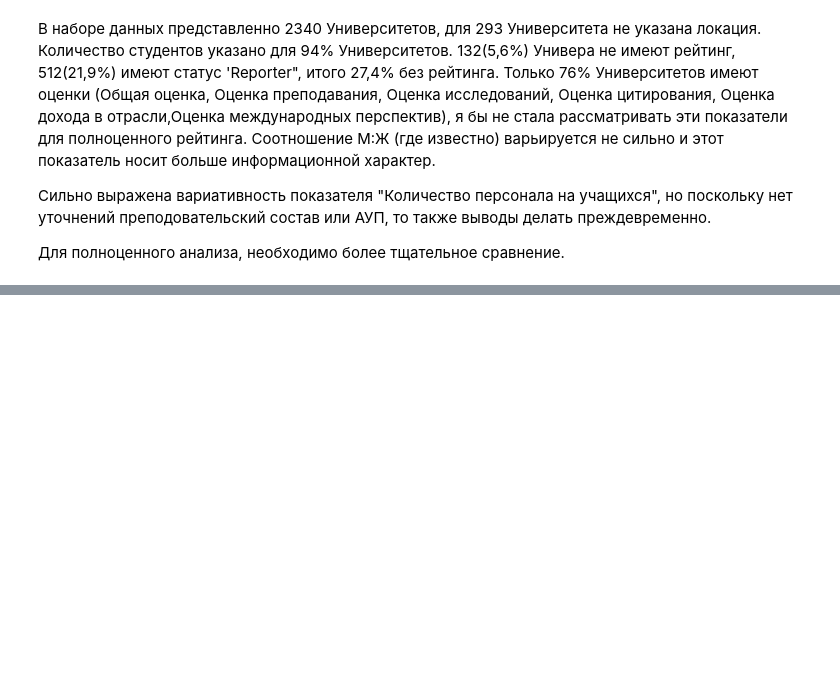
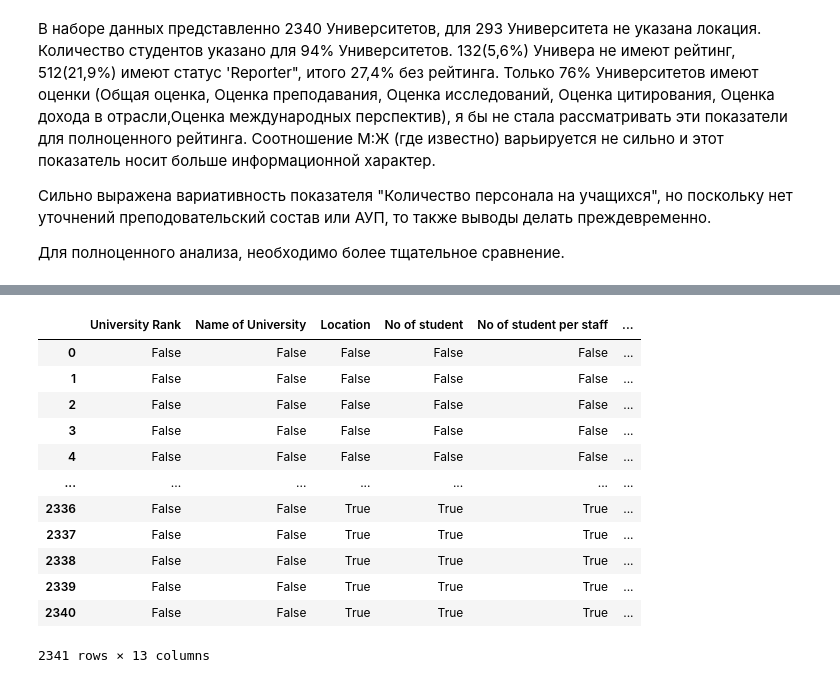
Before and after one commit to Karolya/AD_-, a Jupyter notebook: HW_P.ipynb, the cells around one changed output, grey strips where cells are left out. Cells and saved outputs as stored; diff of their text form; code cells hidden in the pictures; blank space fills up the shorter version.

```diff
--- a/HW_P.ipynb
+++ b/HW_P.ipynb
@@ -166,0 +175,17 @@ df1.loc[df1["University Rank"]=="Reporter"]
+# %%
+df=pd.DataFrame(df1)
+df.isnull()==True
+# %% [output]
+|  | University Rank | Name of University | Location | No of student | No of student per staff | ... |
+| 0 | False | False | False | False | False | ... |
+| 1 | False | False | False | False | False | ... |
+| 2 | False | False | False | False | False | ... |
+| 3 | False | False | False | False | False | ... |
+| 4 | False | False | False | False | False | ... |
+| ... | ... | ... | ... | ... | ... | ... |
+| 2336 | False | False | True | True | True | ... |
+| 2337 | False | False | True | True | True | ... |
+| 2338 | False | False | True | True | True | ... |
+| 2339 | False | False | True | True | True | ... |
+| 2340 | False | False | True | True | True | ... |
+2341 rows × 13 columns
```
Also changed, not shown: parts of 24 cells of this notebook.
